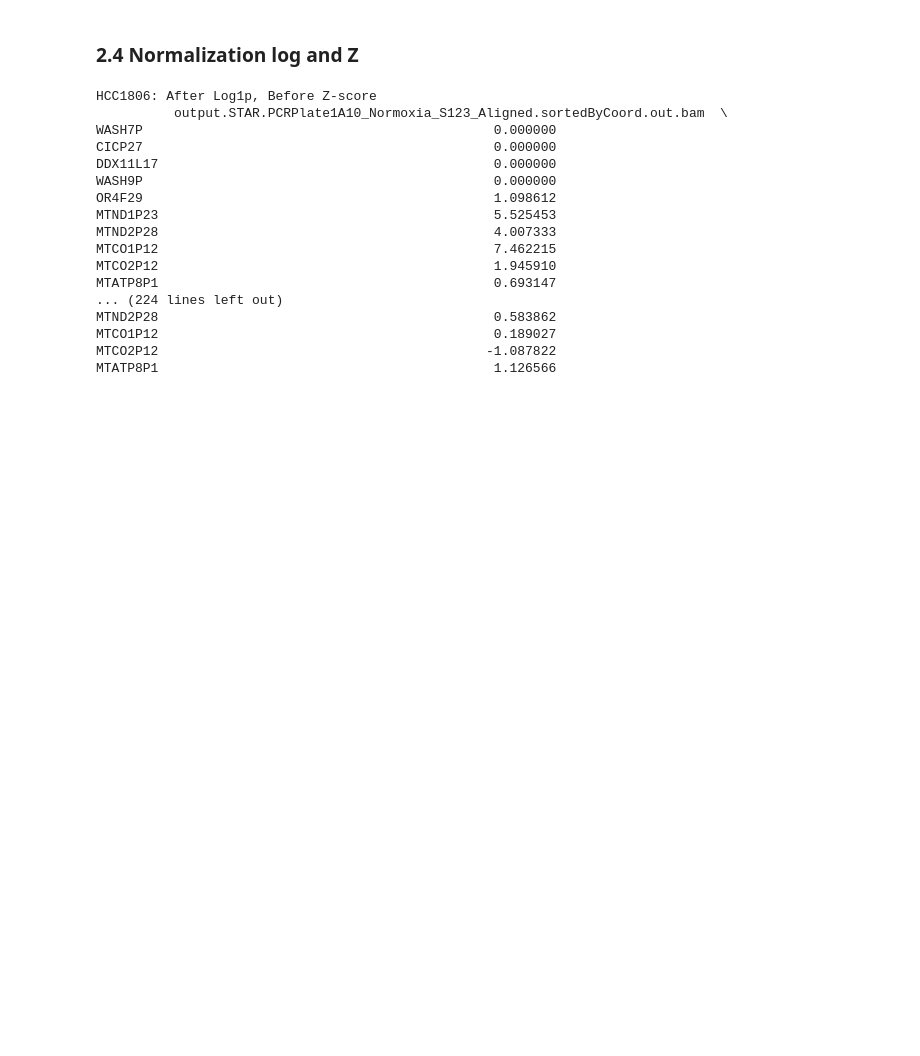
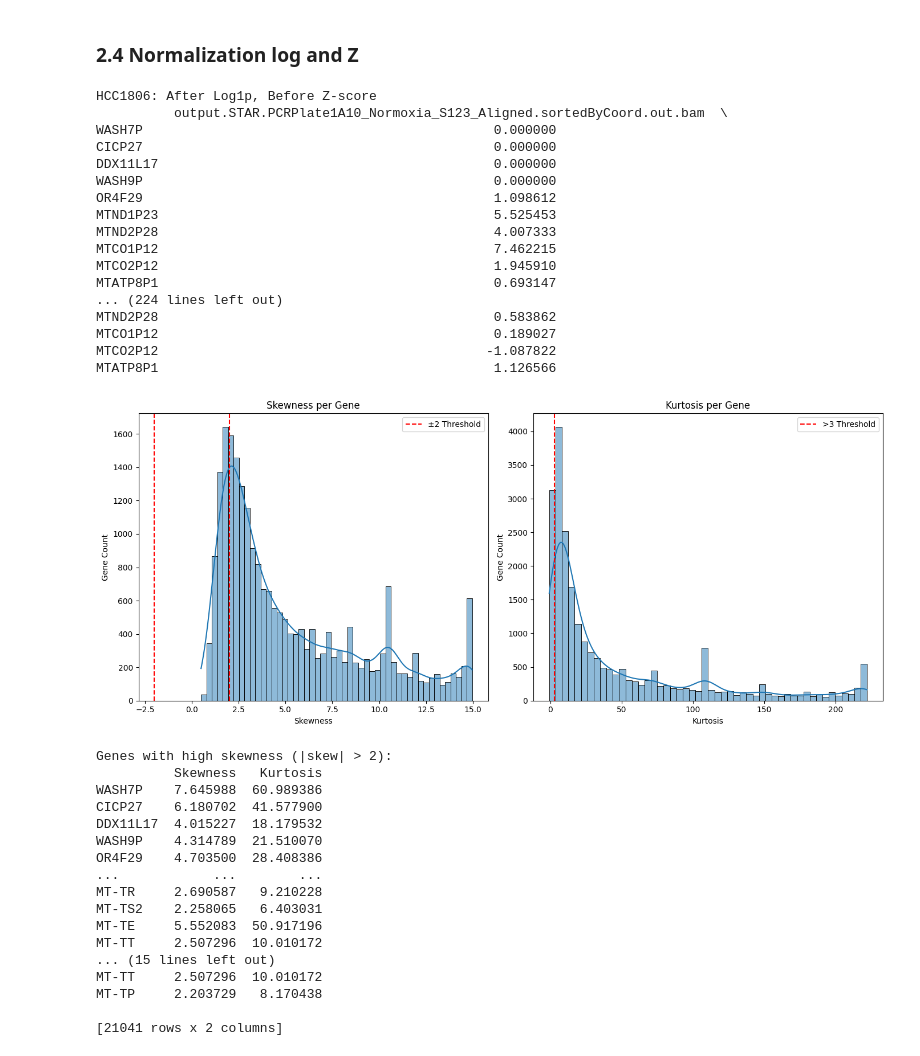
Before and after one commit to katiarusso/breast-cancer-ml-classification, a Jupyter notebook: Notebooks/Main.ipynb, the cells around one changed output. Saved outputs shown, nothing was run; the diff lists cells and outputs as text; code cells hidden in the pictures; blank space fills up the shorter version.

```diff
--- a/Notebooks/Main.ipynb
+++ b/Notebooks/Main.ipynb
@@ -1165,3 +1360,67 @@ MTND2P28                                           0.583862
 MTCO1P12                                           0.189027
 MTCO2P12                                          -1.087822
 MTATP8P1                                           1.126566
+# %%
+skewness = dfs_hcc_f1.apply(skew, axis=1)
+kurt = dfs_hcc_f1.apply(kurtosis, axis=1)
+
+# Create summary DataFrame
+distribution_summary = pd.DataFrame({
+    "Skewness": skewness,
+    "Kurtosis": kurt
+})
+
+# Identify genes with high skewness or kurtosis
+high_skew = distribution_summary[abs(distribution_summary["Skewness"]) > 2]
+high_kurt = distribution_summary[distribution_summary["Kurtosis"] > 3]
+
+# Plotting
+plt.figure(figsize=(14, 6))
+
+# Skewness plot
+plt.subplot(1, 2, 1)
+sns.histplot(distribution_summary["Skewness"], bins=50, kde=True)
+plt.axvline(2, color='red', linestyle='--', label='±2 Threshold')
+plt.axvline(-2, color='red', linestyle='--')
+plt.title("Skewness per Gene")
+plt.xlabel("Skewness")
+plt.ylabel("Gene Count")
+plt.legend()
+
+# Kurtosis plot
+plt.subplot(1, 2, 2)
+sns.histplot(distribution_summary["Kurtosis"], bins=50, kde=True)
+plt.axvline(3, color='red', linestyle='--', label='>3 Threshold')
+plt.title("Kurtosis per Gene")
+plt.xlabel("Kurtosis")
+plt.ylabel("Gene Count")
+plt.legend()
+
+plt.tight_layout()
+plt.show()
+
+# Print flagged genes
+print("Genes with high skewness (|skew| > 2):")
+print(high_skew)
+
+print("\nGenes with high kurtosis (> 3):")
+print(high_kurt)
+# %% [output]
+[figure, added]
+Genes with high skewness (|skew| > 2):
+          Skewness   Kurtosis
+WASH7P    7.645988  60.989386
+CICP27    6.180702  41.577900
+DDX11L17  4.015227  18.179532
+WASH9P    4.314789  21.510070
+OR4F29    4.703500  28.408386
+...            ...        ...
+MT-TR     2.690587   9.210228
+MT-TS2    2.258065   6.403031
+MT-TE     5.552083  50.917196
+MT-TT     2.507296  10.010172
+... (15 lines left out)
+MT-TT     2.507296  10.010172
+MT-TP     2.203729   8.170438
+
+[21041 rows x 2 columns]
```
Also changed, not shown: parts of 25 cells of this notebook.
